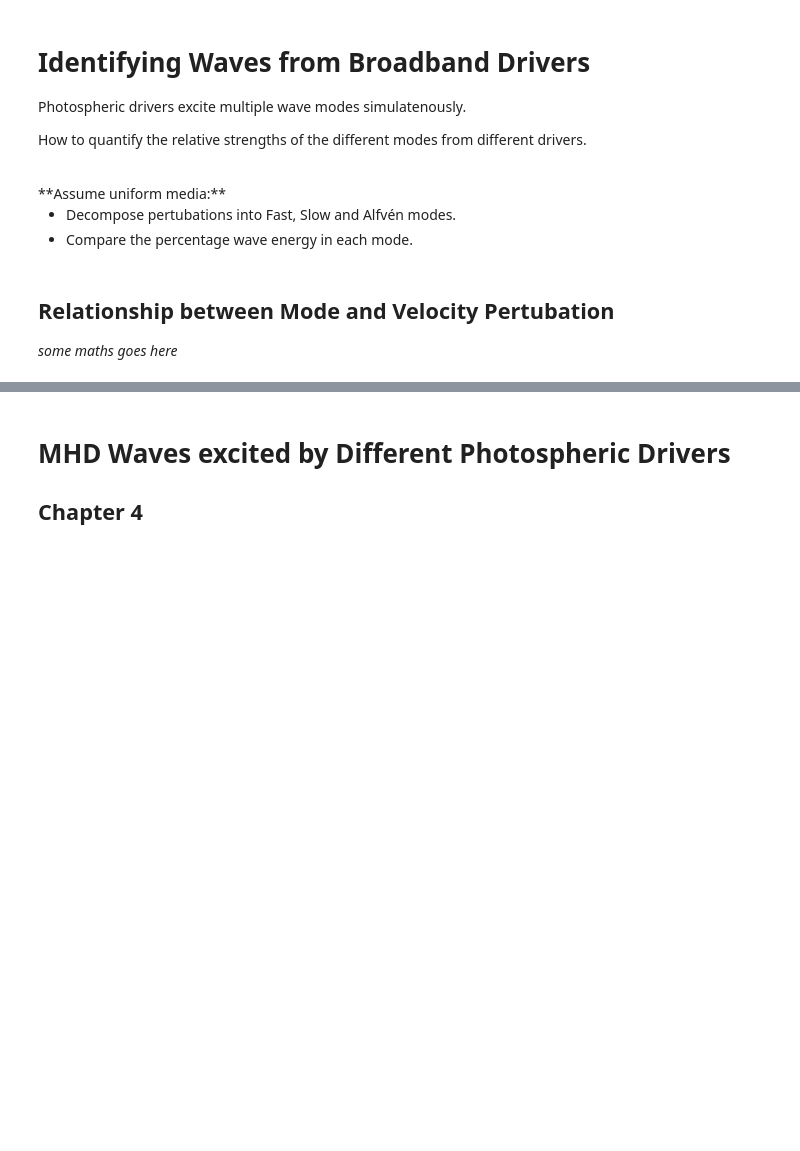
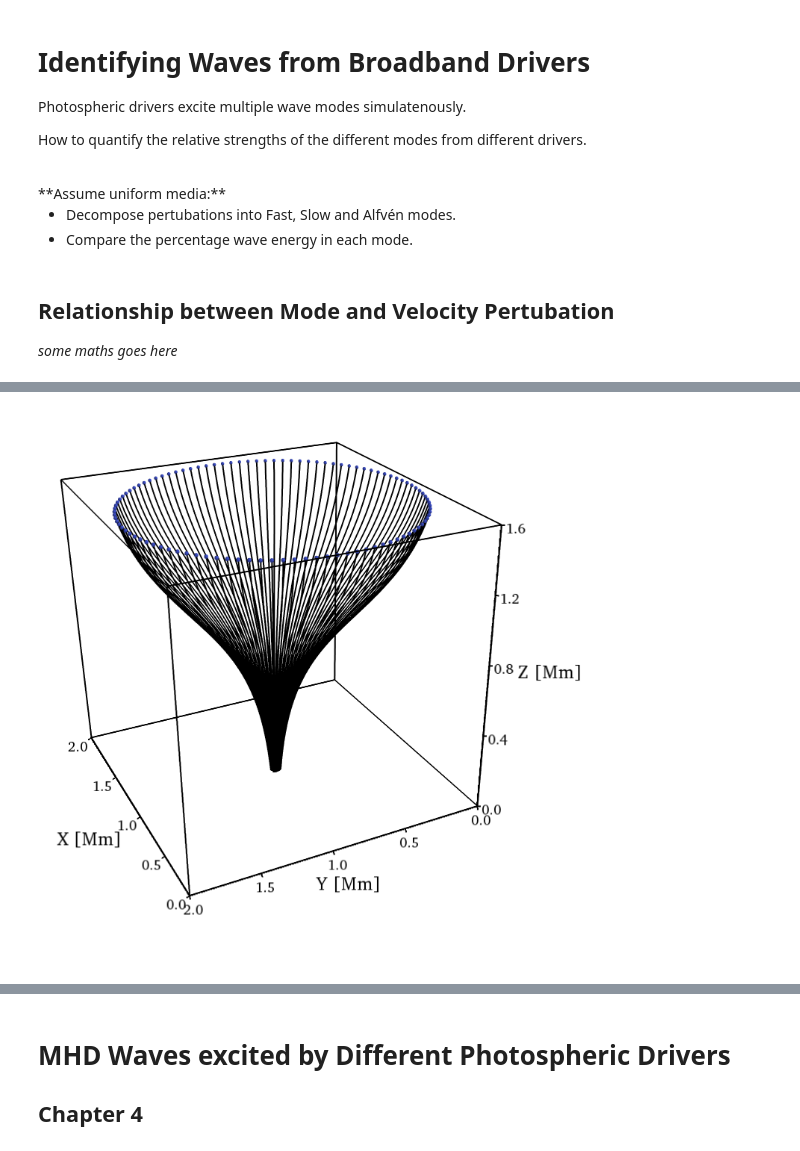
Before and after one commit to Cadair/VivaTalk, a Jupyter notebook: Viva.ipynb, the cells around one changed output, grey strips where cells are left out. Saved outputs shown, nothing was run; the diff lists cells and outputs as text; code cells hidden in the pictures; blank space fills up the shorter version.

```diff
--- a/Viva.ipynb
+++ b/Viva.ipynb
@@ -424,0 +549,10 @@ How to quantify the relative strengths of the different modes from different dri
+# %%
+field_lines = SeedStreamline(seed_points = np.array(seeds))
+bmag.add_child(field_lines)
+field_lines.actor.mapper.scalar_visibility = False
+field_lines.actor.property.color = (0,0,0)
+field_lines.actor.property.line_width = 1.5
+
+mlab_view(fig.scene)
+# %% [output]
+[figure, added]
```
Also changed, not shown: parts of 16 cells of this notebook, 5 other files.
